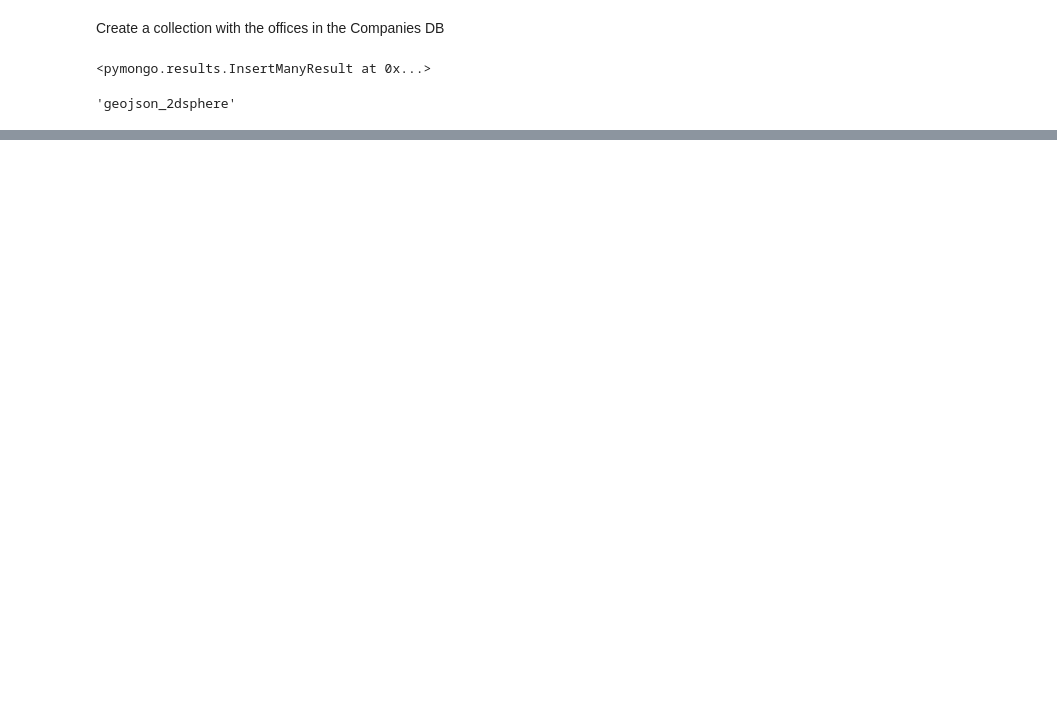
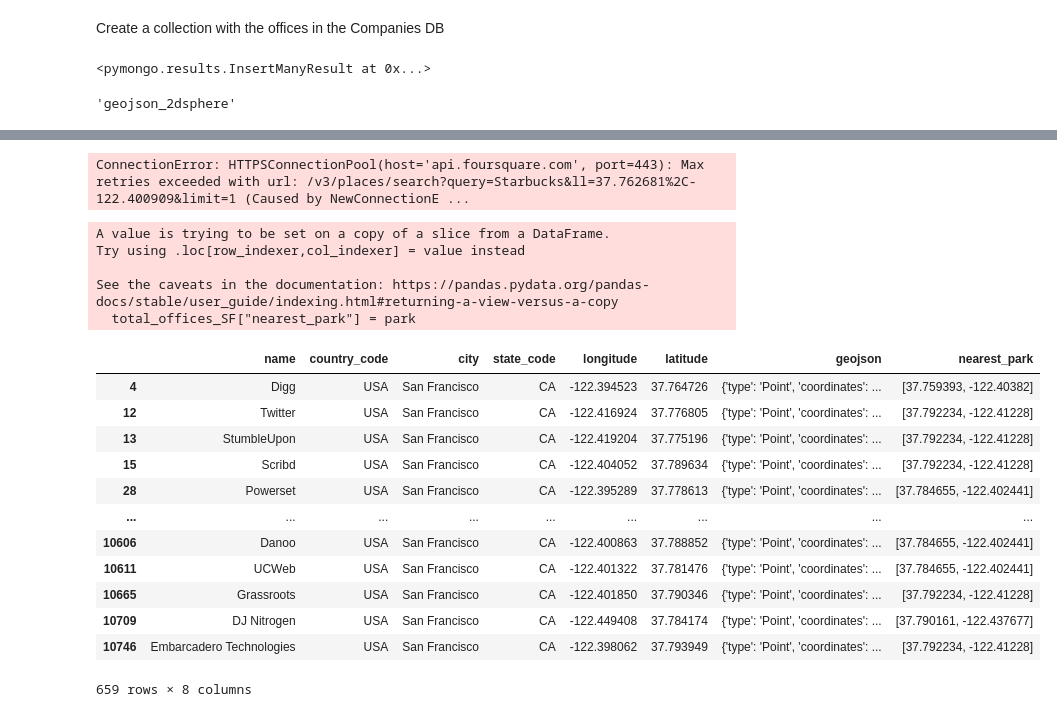
Before and after one commit to litosmunoz/Exploring-San-Francisco, a Jupyter notebook: output/main.ipynb, the cells around one changed output, grey strips where cells are left out. Saved outputs shown, nothing was run; the diff lists cells and outputs as text; code cells hidden in the pictures; blank space fills up the shorter version.

```diff
--- a/output/main.ipynb
+++ b/output/main.ipynb
@@ -194,5 +251,3 @@ total_offices_CA
 # %%
 load_dotenv()
 token_fsq = os.getenv("token_foursquare")
-# %%
-query = 'club'
@@ -260,0 +290,55 @@ df = pd.DataFrame(new_list)
+# %%
+query = 'Starbucks' #Starbucks
+starbucks=[]
+for i in zip(total_offices_SF["latitude"],total_offices_SF["longitude"]):
+    starbucks.append(foursquare_query(query,i[0],i[1]))
+total_offices_SF["Nearest Starbucks (m)"] = starbucks
+total_offices_SF
+# %% [output]
+ConnectionError: HTTPSConnectionPool(host='api.foursquare.com', port=443): Max retries exceeded with url: /v3/places/search?query=Starbucks&ll=37.762681%2C-122.400909&limit=1 (Caused by NewConnectionE ...
+# %%
+total_offices_SF['nearest_Starbucks']=
+# %%
+def foursquare_cat (category, lat, lon):
+
+    url = f"https://api.foursquare.com/v3/places/search?ll={lat}%2C{lon}&categories={category}&limit=1"
+
+    headers = {"accept": "application/json", "Authorization": token_fsq}
+    response = requests.get(url, headers=headers).json()
+
+    list = []
+    for i in response["results"]:
+
+        lat = i["geocodes"]["main"]["latitude"]
+        lon = i["geocodes"]["main"]["longitude"]
+        distance = i["distance"]
+
+        list.append(distance)
+
+    return list
+# %%
+category = 16032 #Outdoor Parks
+park=[]
+for i in zip(total_offices_SF["latitude"],total_offices_SF["longitude"]):
+    park.append(foursquare_cat(category,i[0],i[1]))
+total_offices_SF["nearest_park"] = park
+total_offices_SF
+# %% [output]
+A value is trying to be set on a copy of a slice from a DataFrame.
+Try using .loc[row_indexer,col_indexer] = value instead
+
+See the caveats in the documentation: https://pandas.pydata.org/pandas-docs/stable/user_guide/indexing.html#returning-a-view-versus-a-copy
+  total_offices_SF["nearest_park"] = park
+|  | name | country_code | city | state_code | longitude | latitude | geojson | nearest_park |
+| 4 | Digg | USA | San Francisco | CA | -122.394523 | 37.764726 | {'type': 'Point', 'coordinates': ... | [37.759393, -122.40382] |
+| 12 | Twitter | USA | San Francisco | CA | -122.416924 | 37.776805 | {'type': 'Point', 'coordinates': ... | [37.792234, -122.41228] |
+| 13 | StumbleUpon | USA | San Francisco | CA | -122.419204 | 37.775196 | {'type': 'Point', 'coordinates': ... | [37.792234, -122.41228] |
+| 15 | Scribd | USA | San Francisco | CA | -122.404052 | 37.789634 | {'type': 'Point', 'coordinates': ... | [37.792234, -122.41228] |
+| 28 | Powerset | USA | San Francisco | CA | -122.395289 | 37.778613 | {'type': 'Point', 'coordinates': ... | [37.784655, -122.402441] |
+| ... | ... | ... | ... | ... | ... | ... | ... | ... |
+| 10606 | Danoo | USA | San Francisco | CA | -122.400863 | 37.788852 | {'type': 'Point', 'coordinates': ... | [37.784655, -122.402441] |
+| 10611 | UCWeb | USA | San Francisco | CA | -122.401322 | 37.781476 | {'type': 'Point', 'coordinates': ... | [37.784655, -122.402441] |
+| 10665 | Grassroots | USA | San Francisco | CA | -122.401850 | 37.790346 | {'type': 'Point', 'coordinates': ... | [37.792234, -122.41228] |
+| 10709 | DJ Nitrogen | USA | San Francisco | CA | -122.449408 | 37.784174 | {'type': 'Point', 'coordinates': ... | [37.790161, -122.437677] |
+| 10746 | Embarcadero Technologies | USA | San Francisco | CA | -122.398062 | 37.793949 | {'type': 'Point', 'coordinates': ... | [37.792234, -122.41228] |
+659 rows × 8 columns
```
Also changed, not shown: parts of 36 cells of this notebook.
